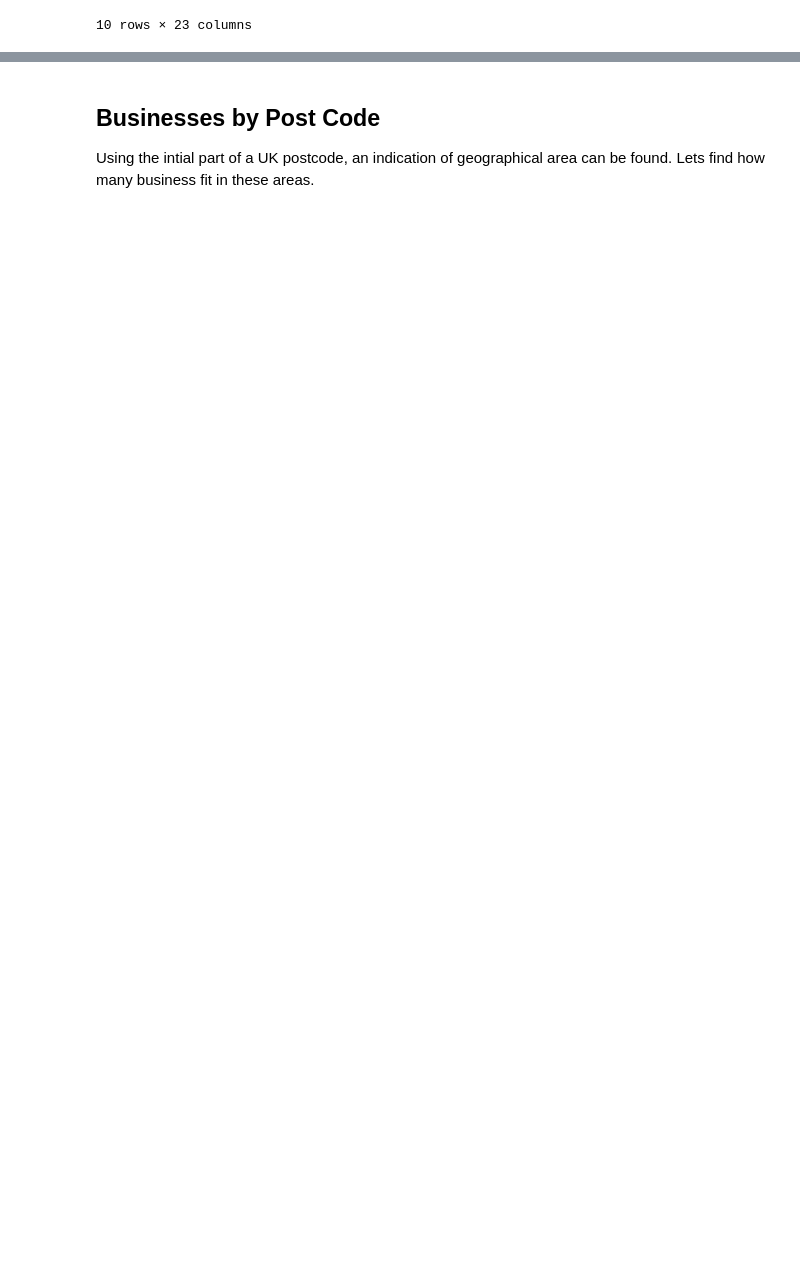
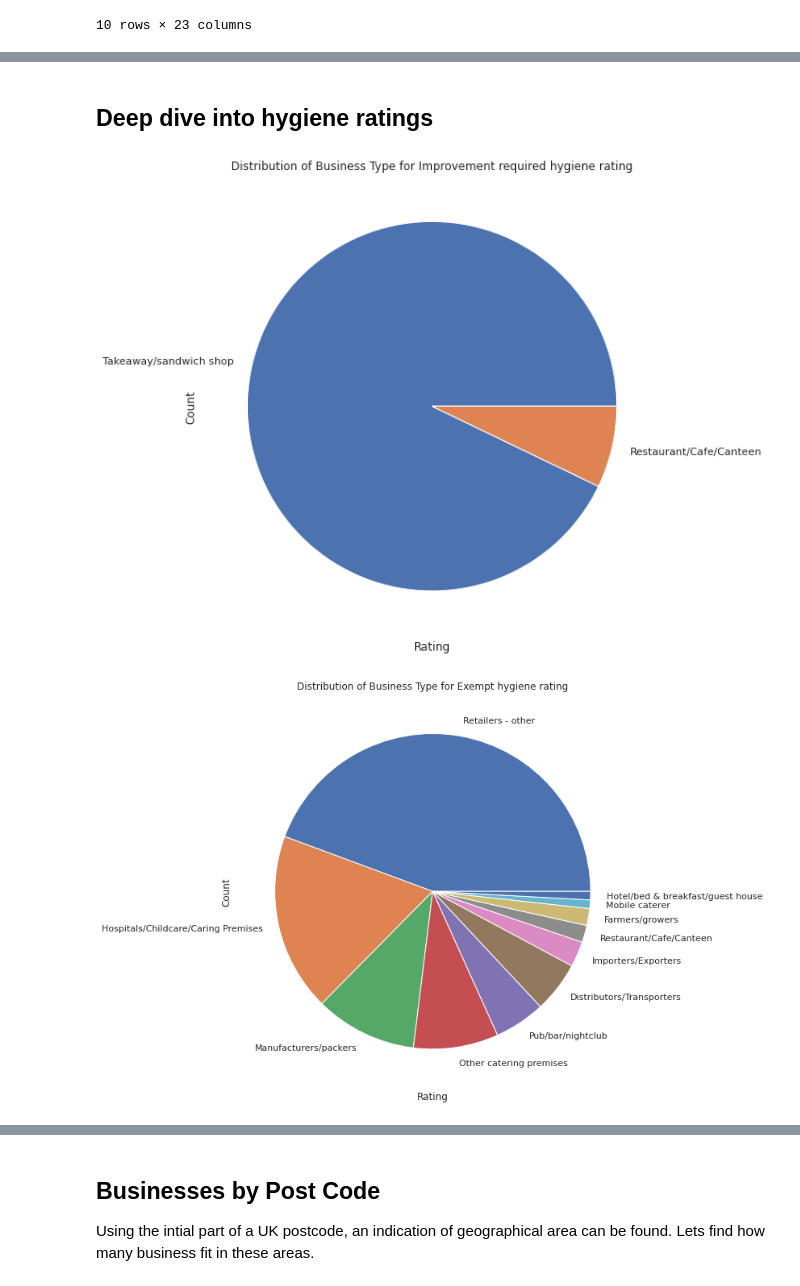
Before and after one commit to Curious-cetacean/renfrewshire_business_insights, a Jupyter notebook: reports/renfrewshire_hygiene_analysis.ipynb, the cells around one changed output, grey strips where cells are left out. Cells and saved outputs as stored; diff of their text form; code cells hidden in the pictures; blank space fills up the shorter version.

```diff
--- a/reports/renfrewshire_hygiene_analysis.ipynb
+++ b/reports/renfrewshire_hygiene_analysis.ipynb
@@ -107,0 +104,47 @@ Passing `palette` without assigning `hue` is deprecated and will be removed in v
+# %% [markdown]
+## Deep dive into hygiene ratings
+# %%
+#Get the improvement required ratings along with various parameters
+improvement_required = pd.read_sql_query("""
+SELECT RatingValue, BusinessType, COUNT(*) as Count
+FROM establishments
+WHERE RatingValue = 'Improvement Required'
+GROUP BY BusinessType
+ORDER BY Count DESC;
+""", conn)
+
+#Print
+#print(improvement_required) # print the data frame
+
+#Plotting
+improvement_required.plot.pie(y = "Count", labels = improvement_required["BusinessType"], legend = False)
+plt.title("Distribution of Business Type for Improvement required hygiene rating")
+plt.xlabel("Rating")
+#plt.ylabel("Number of Establishments")
+plt.show()
+
+#Get the Exempt ratings along with various parameters
+exempt = pd.read_sql_query("""
+SELECT RatingValue, BusinessType, COUNT(*) as Count
+FROM establishments
+WHERE RatingValue = 'Exempt'
+GROUP BY BusinessType
+ORDER BY Count DESC;
+""", conn)
+
+#Print
+#print(exempt) # print the data frame
+
+#Plotting
+exempt.plot.pie(y = "Count", labels = exempt["BusinessType"], legend = False)
+plt.title("Distribution of Business Type for Exempt hygiene rating")
+plt.xlabel("Rating")
+#plt.ylabel("Number of Establishments")
+plt.show()
+
+#Calculations using the global data frame
+takeaway = df[df["BusinessType"] == "Takeaway/sandwich shop"]
+#takeaway.head(10)
+# %% [output]
+[figure, added]
+[figure, added]
```
Also changed, not shown: parts of 17 cells of this notebook.
